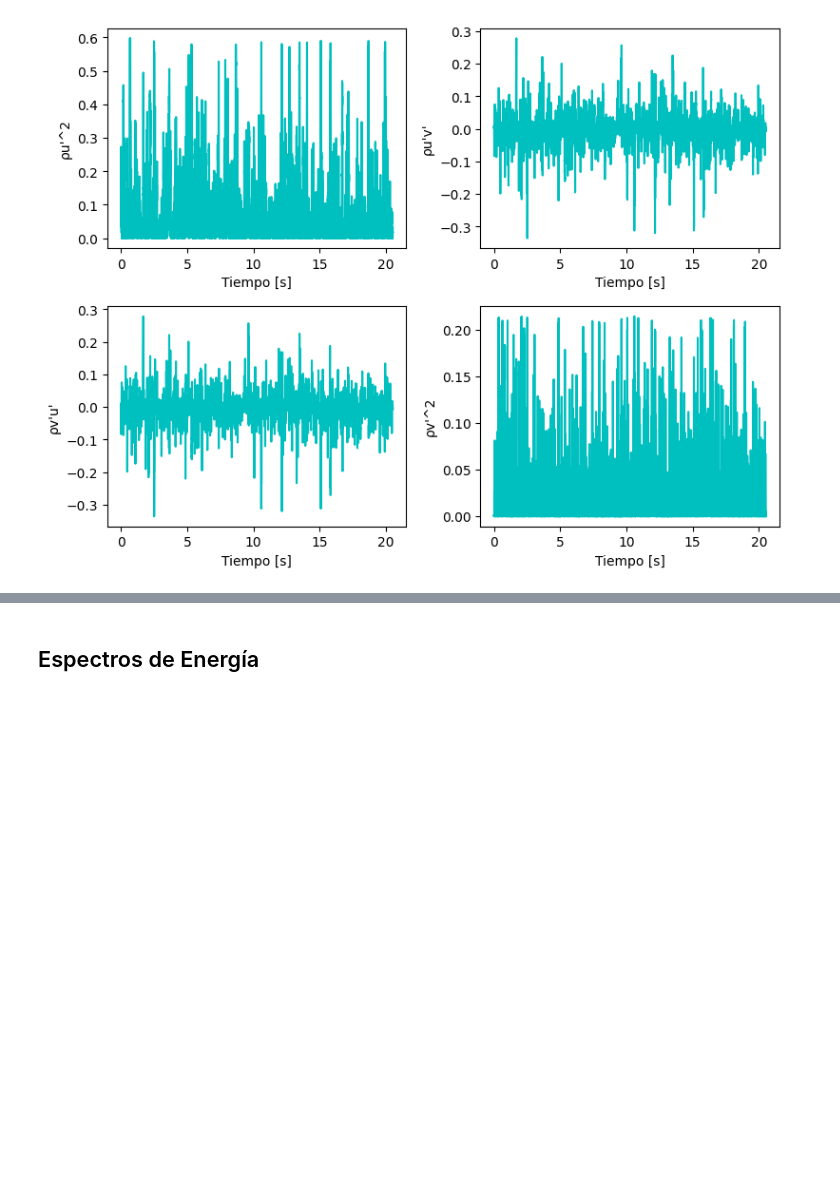
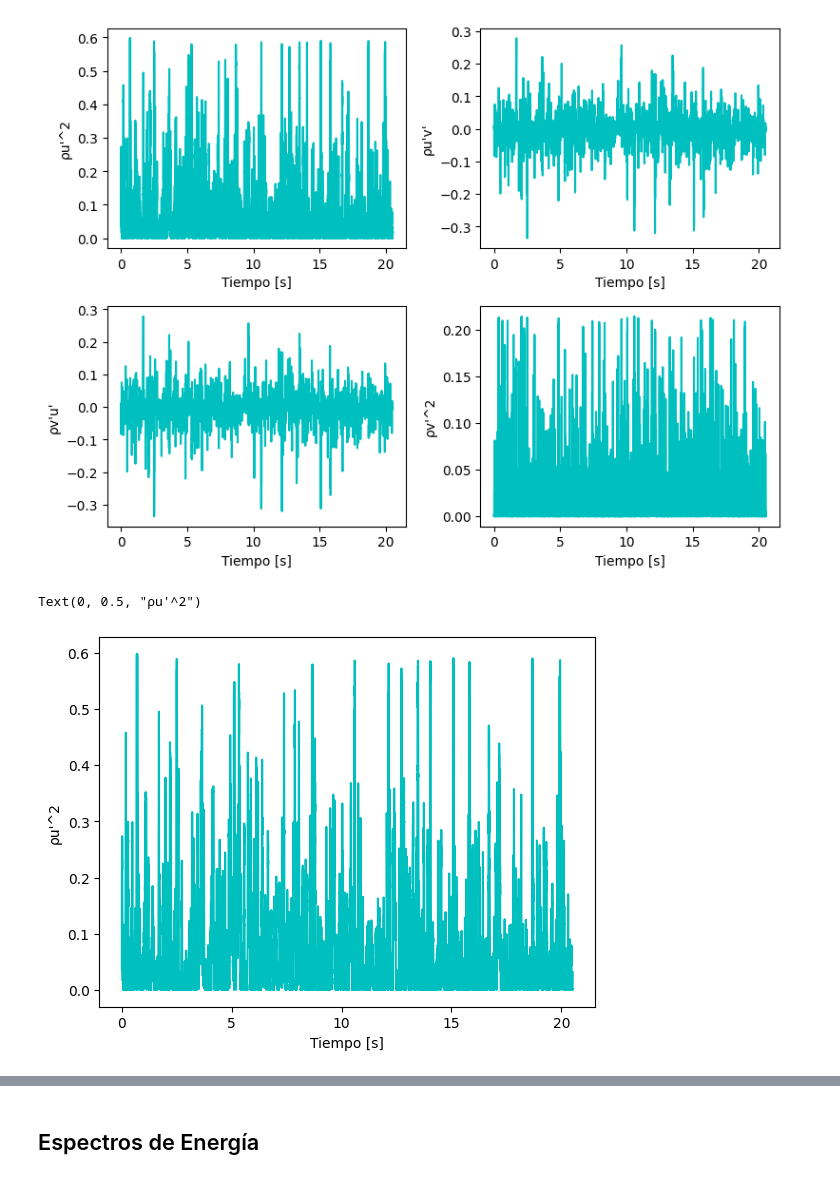
Before and after one commit to Daniel-SebastianGaete/ProyectoFluidos, a Jupyter notebook: main.ipynb, the cells around one changed output, grey strips where cells are left out. Cells and saved outputs as stored; diff of their text form; code cells hidden in the pictures; blank space fills up the shorter version.

```diff
--- a/main.ipynb
+++ b/main.ipynb
@@ -201,3 +212,10 @@ plt.tight_layout()
 plt.show()
 # %% [output]
 [figure]
+# %%
+plt.plot(t_,rho*u_prima**2,color='c',)
+plt.xlabel('Tiempo [s]')
+plt.ylabel("ρu'^2")
+# %% [output]
+Text(0, 0.5, "ρu'^2")
+[figure, added]
```
Also changed, not shown: parts of 10 cells of this notebook.
